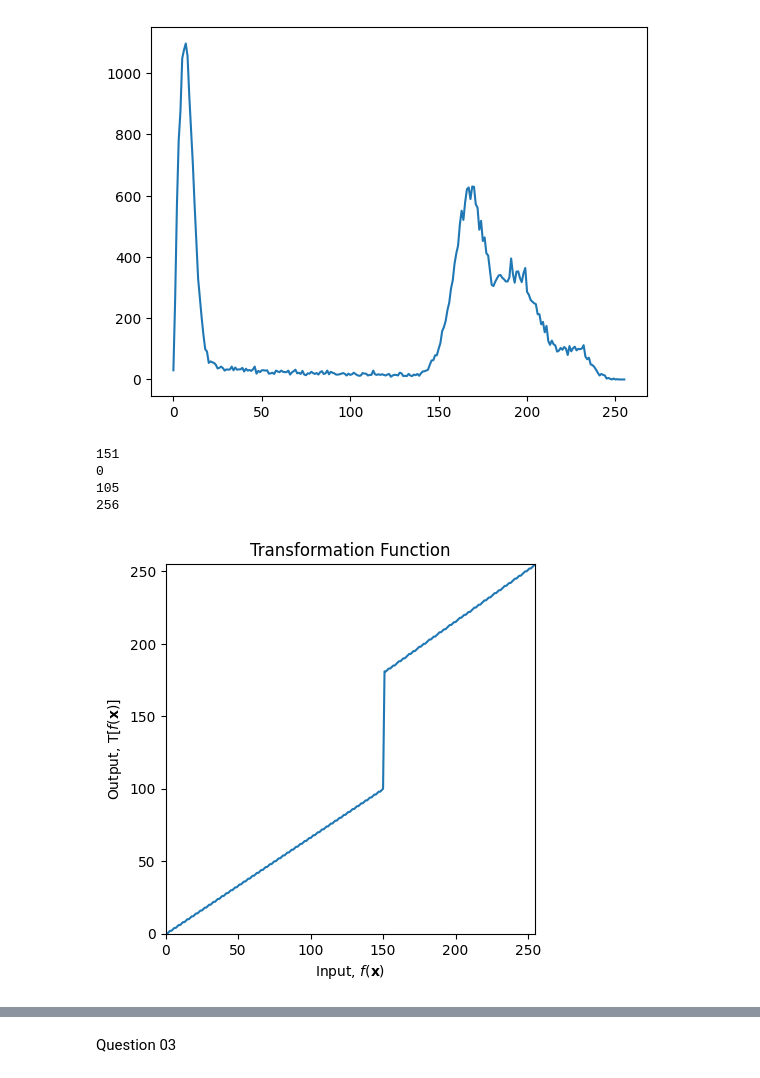
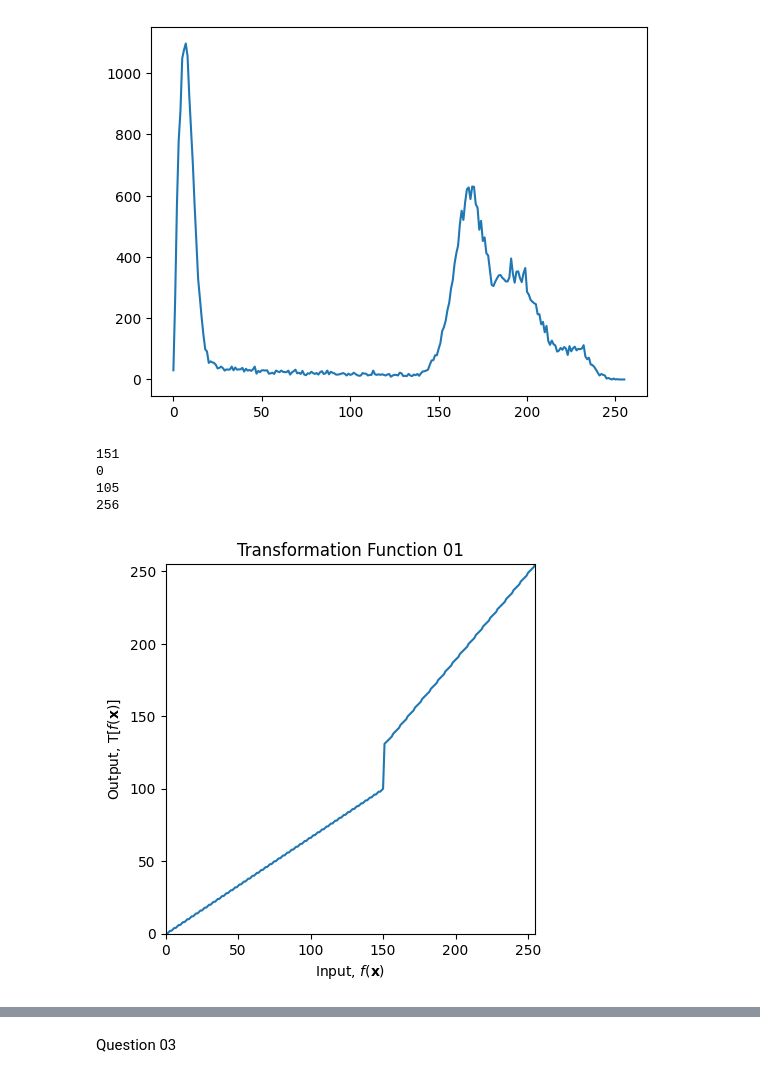
Before and after one commit to ChehalJayasuriya/EN3160_200262G, a Jupyter notebook: ass1_200262G.ipynb, the cells around one changed output, grey strips where cells are left out. Drawn from its saved outputs; the diff is of its cells as text; code cells hidden in the pictures.

```diff
--- a/ass1_200262G.ipynb
+++ b/ass1_200262G.ipynb
@@ -98,8 +98,12 @@ import cv2 as cv
 import numpy as np
 import matplotlib.pyplot as plt
 
+
+#-------------------------------------------------------------
+
+# Transform 01
 # Creating an array 'c'
-c = np.array([(150, 100), (150, 180)])
+c = np.array([(150, 100), (150, 130)])
 
 # Generating linearly spaced values for the transformation
 t1 = np.linspace(0, c[0,1], c[0,0] + 1 - 0).astype('uint8')
@@ -109,45 +113,94 @@ t2 = np.linspace(c[0,1] + 1, c[1,1], c[1,0] - c[0,0]).astype('uint8')
 print(len(t2))
 
 t3 = np.linspace(c[1,1] + 1, 255, 255 - c[1,0]).astype('uint8')
 print(len(t3))
 
-# Concatenating the transformations to create the final 'transform' array
-transform = np.concatenate((t1, t2), axis=0).astype('uint8')
-transform = np.concatenate((transform, t3), axis=0).astype('uint8')
-print(len(transform))
+# Concatenating the transformations to create the final 'transform1' array
+transform1 = np.concatenate((t1, t2), axis=0).astype('uint8')
+transform1 = np.concatenate((transform1, t3), axis=0).astype('uint8')
+print(len(transform1))
 
 # Creating a plot using matplotlib
 fig, ax = plt.subplots()
-ax.plot(transform)
+ax.plot(transform1)
 ax.set_xlabel(r'Input, $f(\mathbf{x})$')
 ax.set_ylabel('Output, $\\mathrm{T}[f(\\mathbf{x})]$')
 ax.set_xlim([0, 255])
 ax.set_ylim([0, 255])
-ax.set_title('Transformation Function')
+ax.set_title('Transformation Function 01')
 ax.set_aspect('equal')
 plt.savefig('q1.png')
 plt.show()
 
-img_orig = cv.imread('../images/BrainProtonDensitySlice9.png', cv.IMREAD_GRAYSCALE)
+#-------------------------------------------------------------
+# Transform 02
+# Creating an array 'c'
+c = np.array([(50, 60), (150, 200)])
+
+# Generating linearly spaced values for the transformation
+t1 = np.linspace(0, c[0,1], c[0,0] + 1 - 0).astype('uint8')
+print(len(t1))
+
+t2 = np.linspace(c[0,1] + 1, c[1,1], c[1,0] - c[0,0]).astype('uint8')
+print(len(t2))
+
+t3 = np.linspace(c[1,1] + 1, 255, 255 - c[1,0]).astype('uint8')
+print(len(t3))
+
+# Concatenating the transformations to create the final 'transform1' array
+transform2 = np.concatenate((t1, t2), axis=0).astype('uint8')
+transform2 = np.concatenate((transform2, t3), axis=0).astype('uint8')
+print(len(transform1))
+
+# Creating a plot using matplotlib
+fig, ax = plt.subplots()
+ax.plot(transform2)
+ax.set_xlabel(r'Input, $f(\mathbf{x})$')
+ax.set_ylabel('Output, $\\mathrm{T}[f(\\mathbf{x})]$')
+ax.set_xlim([0, 255])
+ax.set_ylim([0, 255])
+ax.set_title('Transformation Function 02')
+ax.set_aspect('equal')
+plt.savefig('q1.png')
+plt.show()
+
+
+#-------------------------------------------------------------
+
+
+#function to remove salt and pepper noise
+def remove_salt_pepper_noise(image):
+    # Apply median filter
+    kernal_size = 1
+    filtered = cv.medianBlur(image, kernal_size)
+    return filtered
+
+img_orig = cv.imread('images/BrainProtonDensitySlice9.png', cv.IMREAD_GRAYSCALE)
 img_orig = cv.cvtColor(img_orig, cv.COLOR_BGR2RGB)
 # cv.namedWindow("Image", cv.WINDOW_AUTOSIZE)
 # cv.imshow("Image", img_orig)
 # cv.waitKey(0)
-image_transformed = cv.LUT(img_orig, transform)
-# cv.imshow("Image", image_transformed)
+image_transformed1 = cv.LUT(img_orig, transform1)
+image_transformed1 = remove_salt_pepper_noise(image_transformed1)
+image_transformed2 = cv.LUT(img_orig, transform2)
+image_transformed2 = remove_salt_pepper_noise(image_transformed2)
+# cv.imshow("Image", image_transformed1)
 # cv.waitKey(0)
 # cv.destroyAllWindows()
-f = plt.figure(figsize=(8,4))
-ax1 = f.add_subplot(121)
-ax2 = f.add_subplot(122)
+f = plt.figure(figsize=(10,4))
+ax1 = f.add_subplot(131)
+ax2 = f.add_subplot(132)
+ax3 = f.add_subplot(133)
 ax1.imshow(img_orig), ax1.title.set_text('Original')
-ax2.imshow(image_transformed), ax2.title.set_text('Transformed')
+ax2.imshow(image_transformed1), ax2.title.set_text('White matter enhanced')
+ax3.imshow(image_transformed2), ax3.title.set_text('Grey matter enhanced')
 ax1.set_xticks([]), ax1.set_yticks([])
 ax2.set_xticks([]), ax2.set_yticks([])
-plt.show()
+ax3.set_xticks([]), ax3.set_yticks([])
+# plt.show()
 # %% [output]
 151
 0
 105
 256
-[figure, old version]
+[figure, new version]
```
Also changed, not shown: parts of 2 cells of this notebook, 7 other files.
